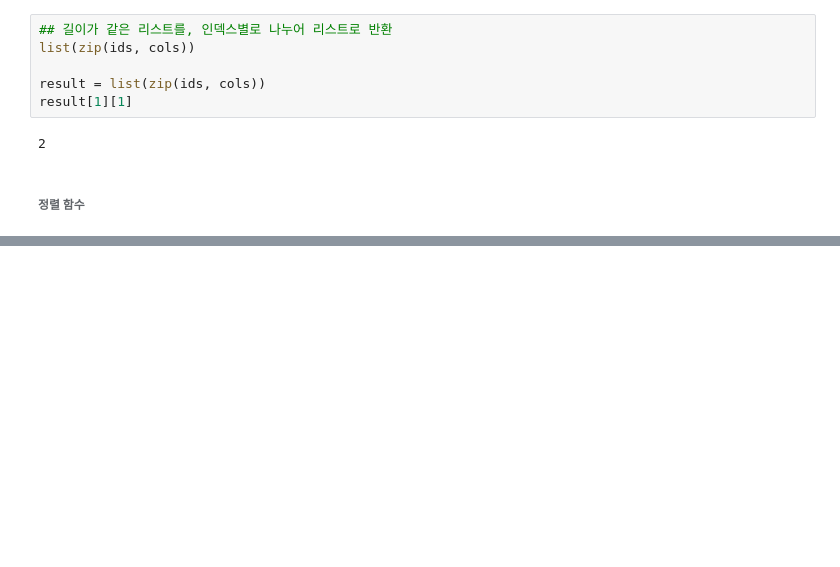
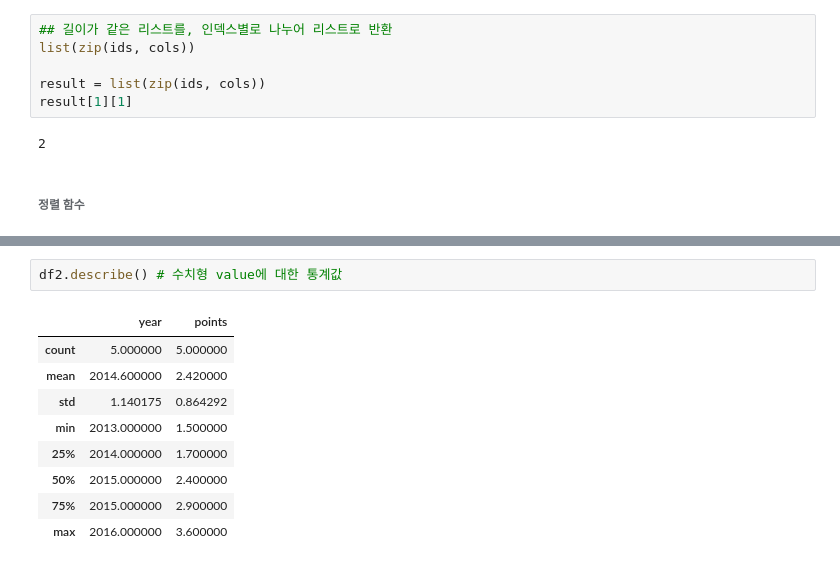
Before and after one commit to haebzzzang/dachungcam, a Jupyter notebook: 1week.ipynb, the cells around one changed output, grey strips where cells are left out. Drawn from its saved outputs; the diff is of its cells as text; blank space fills up the shorter version.

```diff
--- a/1week.ipynb
+++ b/1week.ipynb
@@ -1665,0 +1795,12 @@ array([[ 72,  87,  64],
+# %%
+df2.describe() # 수치형 value에 대한 통계값
+# %% [output]
+|  | year | points |
+| count | 5.000000 | 5.000000 |
+| mean | 2014.600000 | 2.420000 |
+| std | 1.140175 | 0.864292 |
+| min | 2013.000000 | 1.500000 |
+| 25% | 2014.000000 | 1.700000 |
+| 50% | 2015.000000 | 2.400000 |
+| 75% | 2015.000000 | 2.900000 |
+| max | 2016.000000 | 3.600000 |
```
Also changed, not shown: parts of 37 cells of this notebook.
